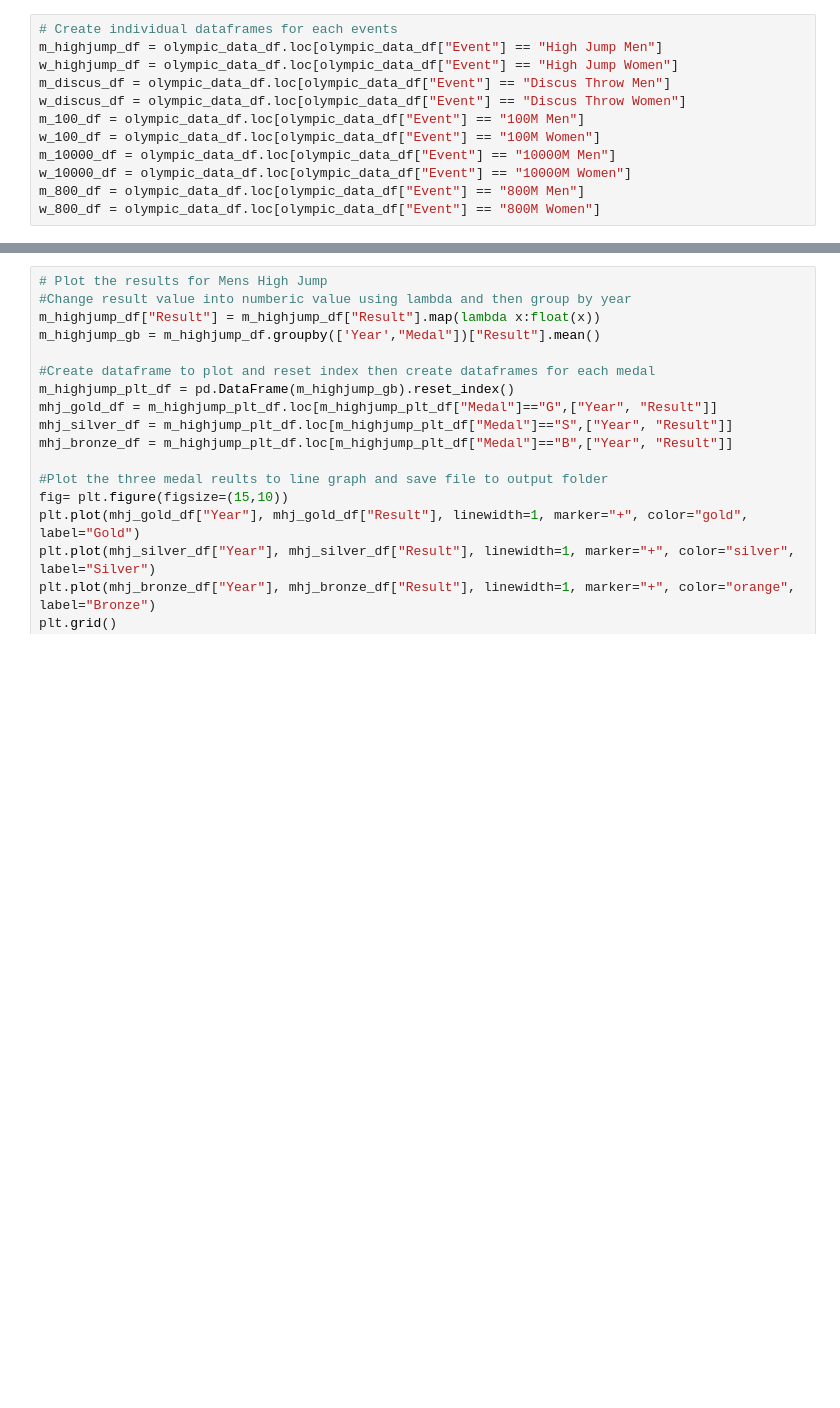
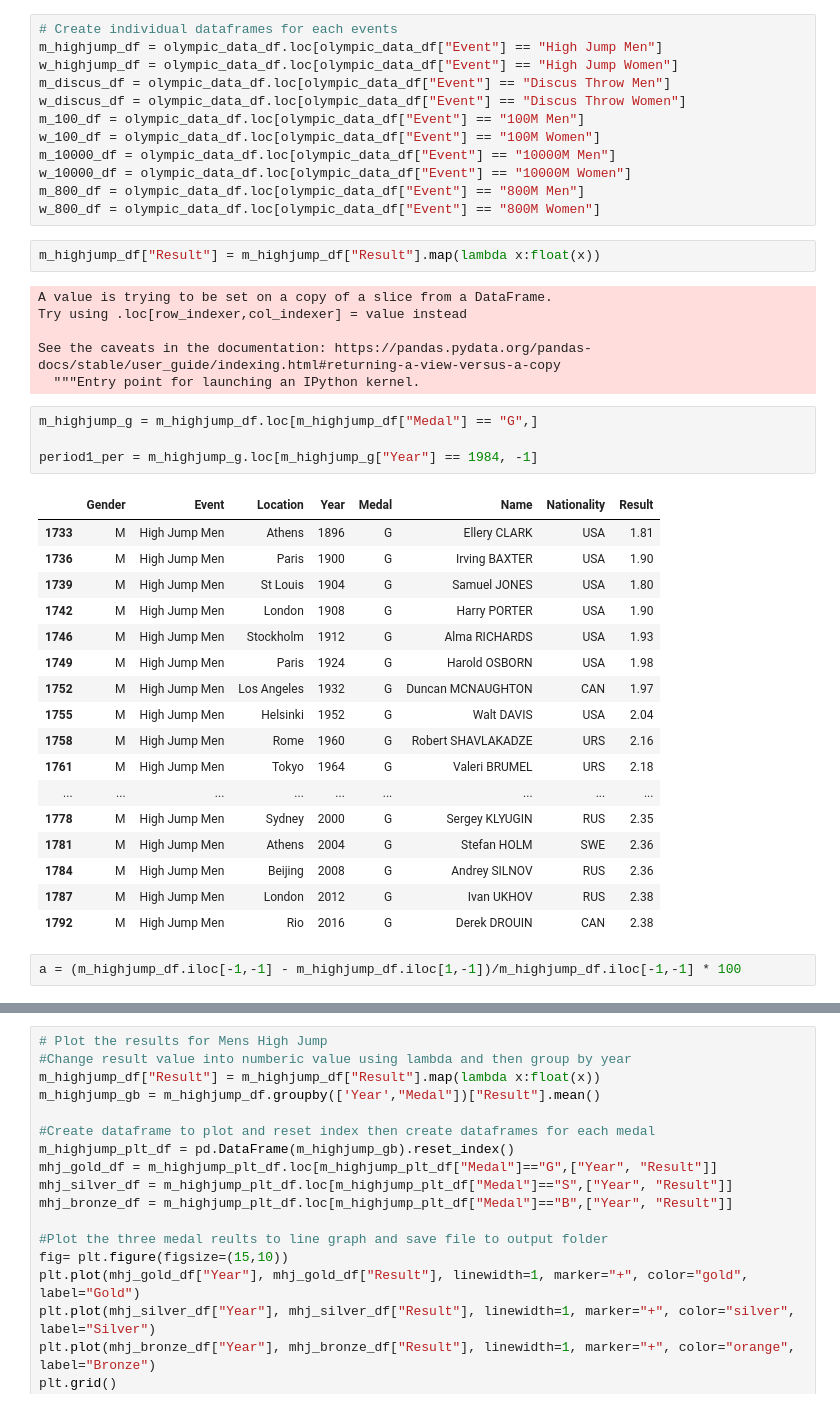
Before and after one commit to dstagner63/Project1, a Jupyter notebook: master_file.ipynb, the cells around one changed output, grey strips where cells are left out. Saved outputs shown, nothing was run; the diff lists cells and outputs as text; blank space fills up the shorter version.

```diff
--- a/master_file.ipynb
+++ b/master_file.ipynb
@@ -31,3 +31,35 @@ m_10000_df = olympic_data_df.loc[olympic_data_df["Event"] == "10000M Men"]
 w_10000_df = olympic_data_df.loc[olympic_data_df["Event"] == "10000M Women"]
 m_800_df = olympic_data_df.loc[olympic_data_df["Event"] == "800M Men"]
 w_800_df = olympic_data_df.loc[olympic_data_df["Event"] == "800M Women"]
+# %%
+m_highjump_df["Result"] = m_highjump_df["Result"].map(lambda x:float(x))
+# %% [output]
+A value is trying to be set on a copy of a slice from a DataFrame.
+Try using .loc[row_indexer,col_indexer] = value instead
+
+See the caveats in the documentation: https://pandas.pydata.org/pandas-docs/stable/user_guide/indexing.html#returning-a-view-versus-a-copy
+  """Entry point for launching an IPython kernel.
+# %%
+m_highjump_g = m_highjump_df.loc[m_highjump_df["Medal"] == "G",]
+
+period1_per = m_highjump_g.loc[m_highjump_g["Year"] == 1984, -1]
+# %% [output]
+|  | Gender | Event | Location | Year | Medal | Name | Nationality | Result |
+| 1733 | M | High Jump Men | Athens | 1896 | G | Ellery CLARK | USA | 1.81 |
+| 1736 | M | High Jump Men | Paris | 1900 | G | Irving BAXTER | USA | 1.90 |
+| 1739 | M | High Jump Men | St Louis | 1904 | G | Samuel JONES | USA | 1.80 |
+| 1742 | M | High Jump Men | London | 1908 | G | Harry PORTER | USA | 1.90 |
+| 1746 | M | High Jump Men | Stockholm | 1912 | G | Alma RICHARDS | USA | 1.93 |
+| 1749 | M | High Jump Men | Paris | 1924 | G | Harold OSBORN | USA | 1.98 |
+| 1752 | M | High Jump Men | Los Angeles | 1932 | G | Duncan MCNAUGHTON | CAN | 1.97 |
+| 1755 | M | High Jump Men | Helsinki | 1952 | G | Walt DAVIS | USA | 2.04 |
+| 1758 | M | High Jump Men | Rome | 1960 | G | Robert SHAVLAKADZE | URS | 2.16 |
+| 1761 | M | High Jump Men | Tokyo | 1964 | G | Valeri BRUMEL | URS | 2.18 |
+| ... | ... | ... | ... | ... | ... | ... | ... | ... |
+| 1778 | M | High Jump Men | Sydney | 2000 | G | Sergey KLYUGIN | RUS | 2.35 |
+| 1781 | M | High Jump Men | Athens | 2004 | G | Stefan HOLM | SWE | 2.36 |
+| 1784 | M | High Jump Men | Beijing | 2008 | G | Andrey SILNOV | RUS | 2.36 |
+| 1787 | M | High Jump Men | London | 2012 | G | Ivan UKHOV | RUS | 2.38 |
+| 1792 | M | High Jump Men | Rio | 2016 | G | Derek DROUIN | CAN | 2.38 |
+# %%
+a = (m_highjump_df.iloc[-1,-1] - m_highjump_df.iloc[1,-1])/m_highjump_df.iloc[-1,-1] * 100
```
Also changed, not shown: parts of 1 cell of this notebook.
